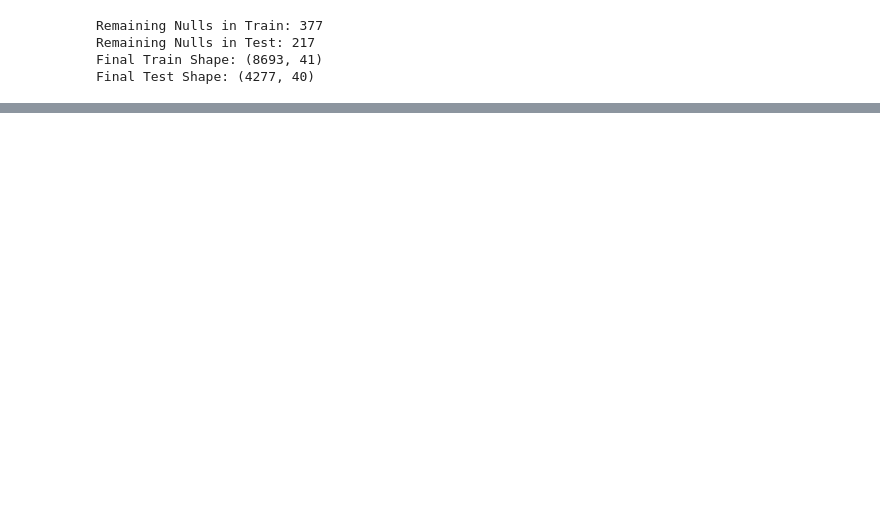
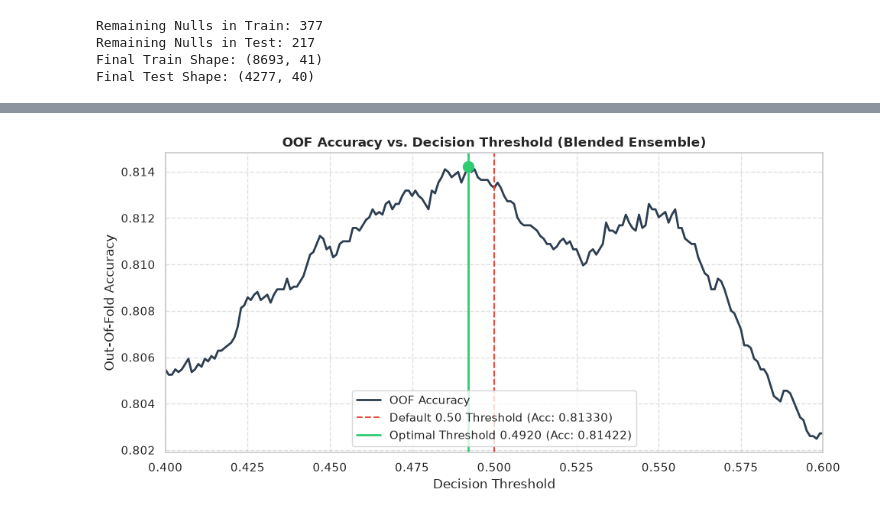
Before and after one commit to skynet-datagrid-labs/alpha-centauri-rescue, a Jupyter notebook: notebooks/Ivan/placeholder.ipynb, the cells around one changed output, grey strips where cells are left out. Saved outputs shown, nothing was run; the diff lists cells and outputs as text; code cells hidden in the pictures; blank space fills up the shorter version.

```diff
--- a/notebooks/Ivan/placeholder.ipynb
+++ b/notebooks/Ivan/placeholder.ipynb
@@ -1176,0 +1781,75 @@ Passing `palette` without assigning `hue` is deprecated and will be removed in v
+# %%
+import numpy as np
+import pandas as pd
+import matplotlib.pyplot as plt
+from sklearn.metrics import accuracy_score
+
+# 1. Compute Blended Out-Of-Fold (OOF) Probabilities
+# Assumes oof_preds (XGBoost), oof_preds_cb (CatBoost), and oof_preds_lgb (LightGBM) exist in memory
+oof_blend = (oof_preds + oof_preds_cb + oof_preds_lgb) / 3.0
+test_blend = (test_preds + test_preds_cb + test_preds_lgb) / 3.0
+
+# 2. Define Threshold Range (0.40 to 0.60 with 0.001 resolution)
+thresholds = np.linspace(0.40, 0.60, 201)
+accuracies = []
+
+# Evaluate accuracy at each decision threshold
+for thresh in thresholds:
+    preds_binary = (oof_blend >= thresh).astype(int)
+    acc = accuracy_score(y, preds_binary)
+    accuracies.append(acc)
+
+accuracies = np.array(accuracies)
+
+# 3. Identify Optimal Threshold
+best_idx = np.argmax(accuracies)
+best_threshold = thresholds[best_idx]
+best_accuracy = accuracies[best_idx]
+
+# Compare with default 0.50 threshold
+default_idx = np.argmin(np.abs(thresholds - 0.50))
+default_accuracy = accuracies[default_idx]
+accuracy_gain = best_accuracy - default_accuracy
+
+print("=" * 55)
+print("DECISION THRESHOLD OPTIMIZATION RESULTS")
+print("=" * 55)
+print(f"Default Threshold (0.50) OOF Accuracy : {default_accuracy:.5f}")
+print(f"Optimal Threshold ({best_threshold:.4f}) OOF Accuracy : {best_accuracy:.5f}")
+print(f"Absolute OOF Accuracy Gain           : {accuracy_gain:+.5f} ({accuracy_gain*100:+.3f}%)")
+print("=" * 55)
+
+# 4. Generate Optimized Submission File
+test_binary_optimized = (test_blend >= best_threshold).astype(bool)
+
+submission_optimized = pd.DataFrame({
+    'PassengerId': test_cleaned['PassengerId'],
+    'Transported': test_binary_optimized
+})
+
+optimized_sub_path = SUBMISSION_DIR / f"threshold_tuned_ensemble_sub_{best_threshold:.3f}.csv"
+submission_optimized.to_csv(optimized_sub_path, index=False)
+print(f"Optimized submission saved to: {optimized_sub_path}\n")
+
+# 5. Plot Threshold vs. OOF Accuracy Curve
+plt.figure(figsize=(10, 5))
+plt.plot(thresholds, accuracies, color='#2c3e50', linewidth=2, label='OOF Accuracy')
+
+# Highlight default threshold (0.50)
+plt.axvline(x=0.50, color='#e74c3c', linestyle='--', linewidth=1.5,
+            label=f'Default 0.50 Threshold (Acc: {default_accuracy:.5f})')
+
+# Highlight optimal threshold
+plt.axvline(x=best_threshold, color='#2ecc71', linestyle='-', linewidth=2,
+            label=f'Optimal Threshold {best_threshold:.4f} (Acc: {best_accuracy:.5f})')
+plt.scatter([best_threshold], [best_accuracy], color='#2ecc71', s=100, zorder=5)
+
+plt.title('OOF Accuracy vs. Decision Threshold (Blended Ensemble)', fontsize=12, fontweight='bold')
+plt.xlabel('Decision Threshold')
+plt.ylabel('Out-Of-Fold Accuracy')
+plt.xlim(0.40, 0.60)
+plt.grid(True, linestyle='--', alpha=0.6)
+plt.legend(loc='lower center', frameon=True)
+plt.tight_layout()
+plt.show()
+# %% [output]
@@ -1176,0 +1864 @@ Passing `palette` without assigning `hue` is deprecated and will be removed in v
+[figure, added]
```
Also changed, not shown: parts of 19 cells of this notebook, 1 other file.
